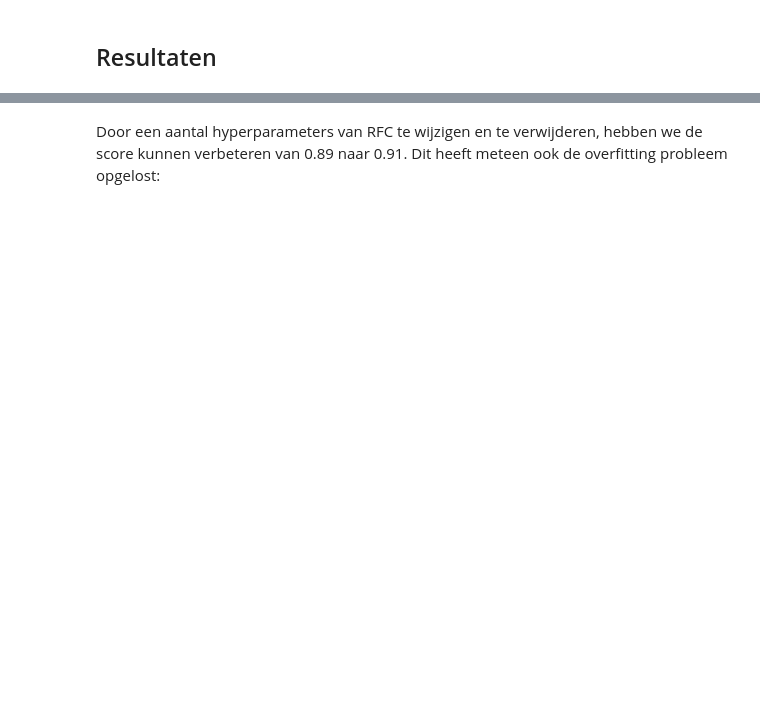
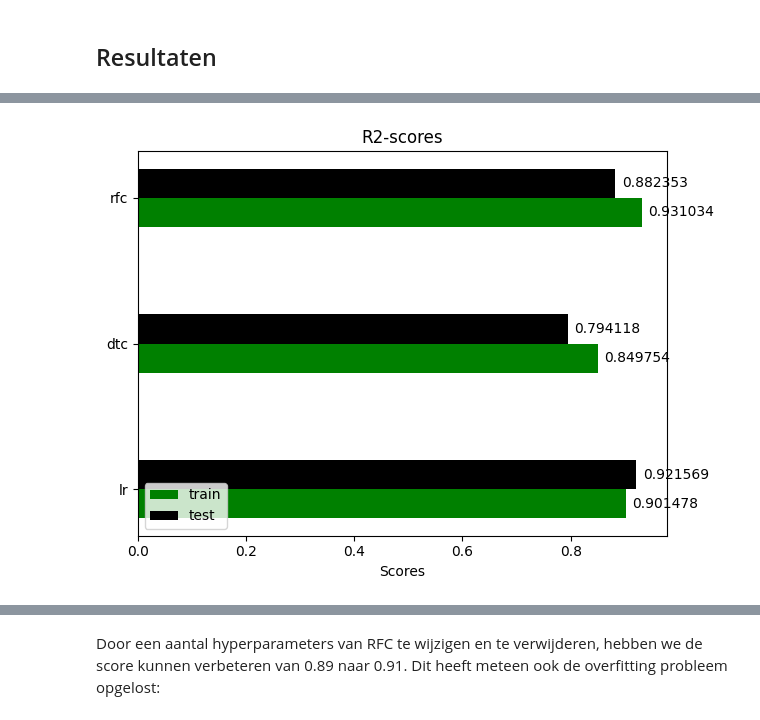
Before and after one commit to Mysurii/Minoi-AAI, a Jupyter notebook: Machine Learning/heart_disease.ipynb, the cells around one changed output, grey strips where cells are left out. Saved outputs shown, nothing was run; the diff lists cells and outputs as text; code cells hidden in the pictures; blank space fills up the shorter version.

```diff
--- a/Machine Learning/heart_disease.ipynb
+++ b/Machine Learning/heart_disease.ipynb
@@ -541,6 +516,13 @@ recall score: 0.9117647058823529
 # %%
-def plot_fitting(model):
+from sklearn.metrics import confusion_matrix
+
+def get_scores(model):
     pred = model.predict(X_train)
-    print('train:', recall_score(y_train, pred))
+    recall_train = recall_score(y_train, pred)
     pred = model.predict(X_test)
-    print('test:', recall_score(y_test, pred))
+    recall_test = recall_score(y_test, pred)
+
+    print(confusion_matrix(y_test, pred))
+    print('-----------')
+
+    return {'train': recall_train, 'test': recall_test}
@@ -565,0 +529,4 @@ test: 0.8921568627450981
+# %%
+lr_scores = get_scores(lr)
+dtc_scores = get_scores(dtc)
+rfc_scores = get_scores(rfc)
@@ -566,3 +548,33 @@ test: 0.8921568627450981
+# %%
+import numpy as np
+
+
+train = [lr_scores['train'], dtc_scores['train'], rfc_scores['train']]
+test = [lr_scores['test'], dtc_scores['test'], rfc_scores['test']]
+
+models = ('lr', 'dtc', 'rfc')
+
+x = np.arange(len(models))
+width = 0.2
+
+fig, ax = plt.subplots()
+train_bars = ax.barh(x - width/2, train, width, label='train', color='g')
+test_bars = ax.barh(x + width/2, test, width, label='test', color='black')
+
+# Add some text for labels, title and custom x-axis tick labels, etc.
+ax.set_xlabel('Scores')
+ax.set_title('R2-scores')
+ax.set_yticks(x, models)
+ax.legend(loc="lower left")
+
+ax.bar_label(train_bars, padding=5)
+ax.bar_label(test_bars, padding=5)
+
+fig.tight_layout()
+
+plt.show()
+# %% [output]
+[figure, added]
 # %% [markdown]
 **Insights**
 - LR: De test doet het beter dan de train?? Dat is gek.
```
Also changed, not shown: parts of 25 cells of this notebook.
